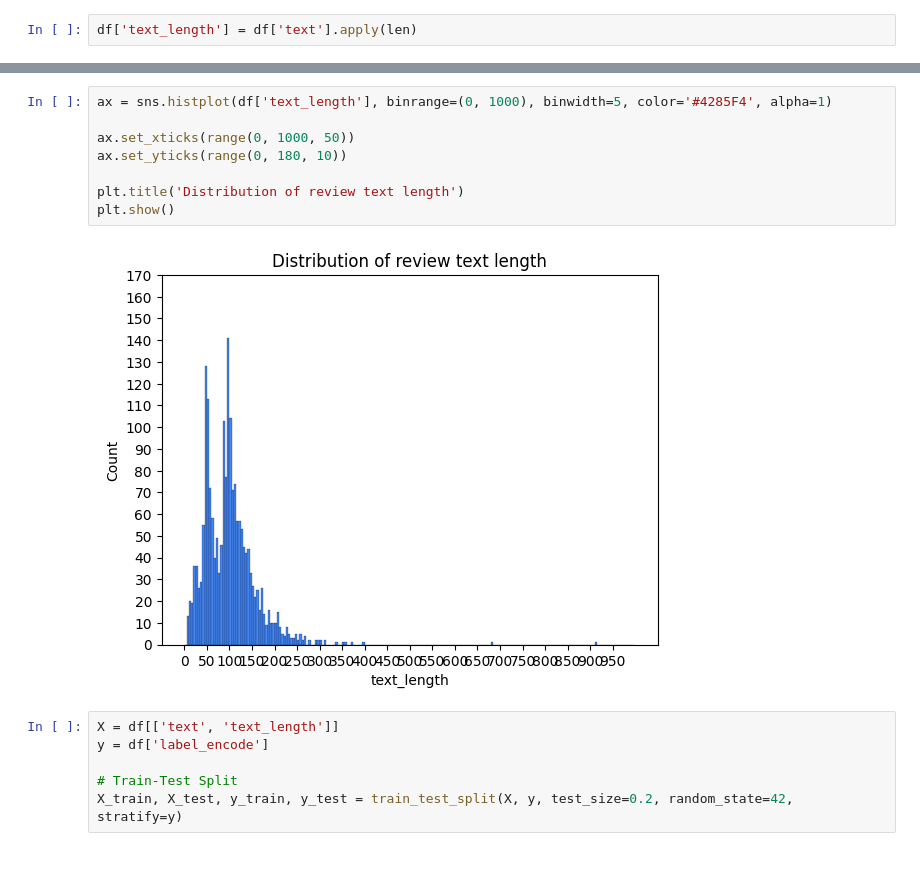
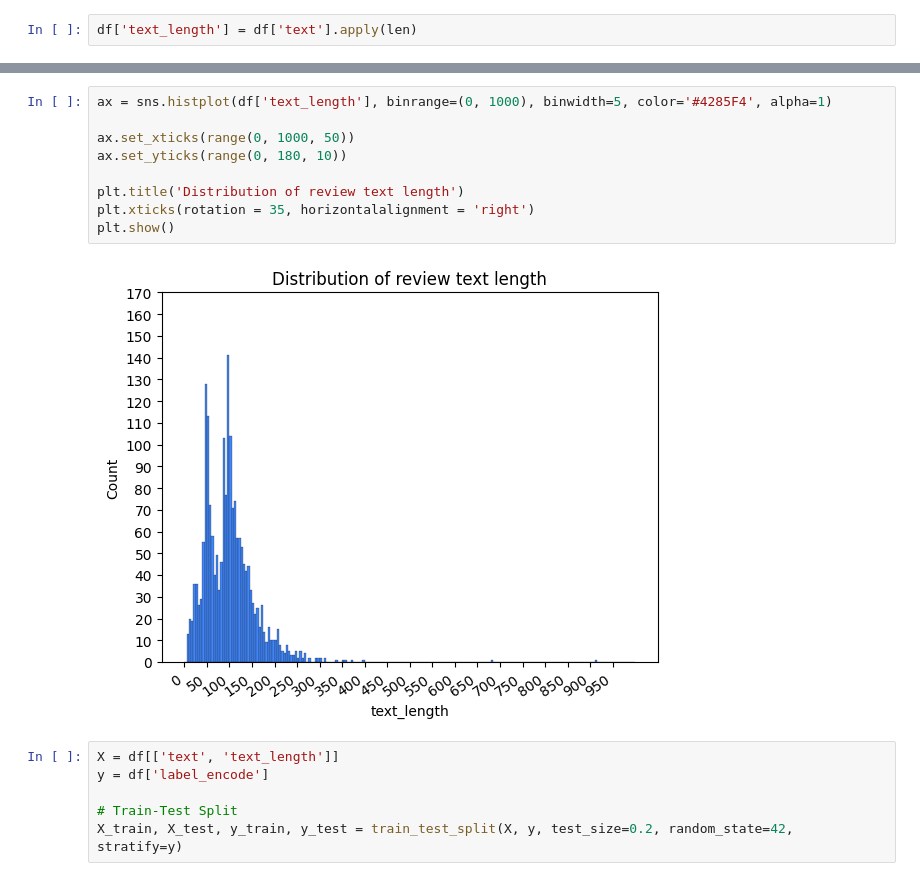
Before and after one commit to ozh-ai/Tiktok-Tech-Jam-2025, a Jupyter notebook: main.ipynb, the cells around one changed output, grey strips where cells are left out. Drawn from its saved outputs; the diff is of its cells as text.

```diff
--- a/main.ipynb
+++ b/main.ipynb
@@ -112,13 +112,14 @@ df.head(10)
 # %%
 ax = sns.histplot(df['text_length'], binrange=(0, 1000), binwidth=5, color='#4285F4', alpha=1)
 
 ax.set_xticks(range(0, 1000, 50))
 ax.set_yticks(range(0, 180, 10))
 
 plt.title('Distribution of review text length')
+plt.xticks(rotation = 35, horizontalalignment = 'right')
 plt.show()
 # %% [output]
-[figure, old version]
+[figure, new version]
 # %%
 X = df[['text', 'text_length']]
 y = df['label_encode']
```
